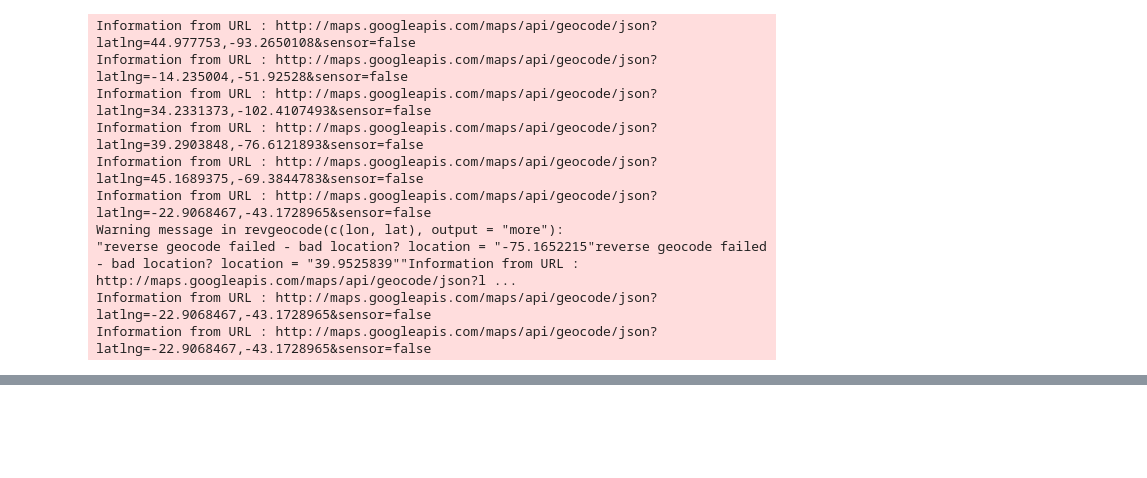
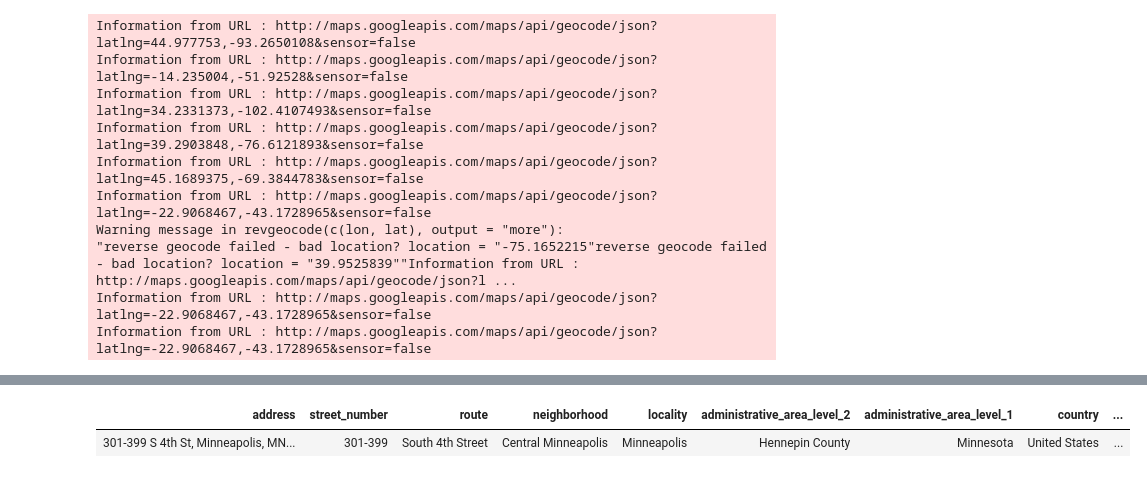
Before and after one commit to venkatsvpr/Exploratory-Data-Analysis, a Jupyter notebook: Twitter.ipynb, the cells around one changed output, grey strips where cells are left out. Cells and saved outputs as stored; diff of their text form; code cells hidden in the pictures; blank space fills up the shorter version.

```diff
--- a/Twitter.ipynb
+++ b/Twitter.ipynb
@@ -322,3 +327,8 @@ Information from URL : http://maps.googleapis.com/maps/api/geocode/json?latlng=1
 Information from URL : http://maps.googleapis.com/maps/api/geocode/json?latlng=34.0522342,-118.2436849&sensor=false
 # %%
 #write.csv(res3,"twitter_data/twitter_2_500.csv")
+# %%
+res[1]
+# %% [output]
+| address | street_number | route | neighborhood | locality | administrative_area_level_2 | administrative_area_level_1 | country | ... |
+| 301-399 S 4th St, Minneapolis, MN... | 301-399 | South 4th Street | Central Minneapolis | Minneapolis | Hennepin County | Minnesota | United States | ... |
```
Also changed, not shown: parts of 1 cell of this notebook, 1 other file.
